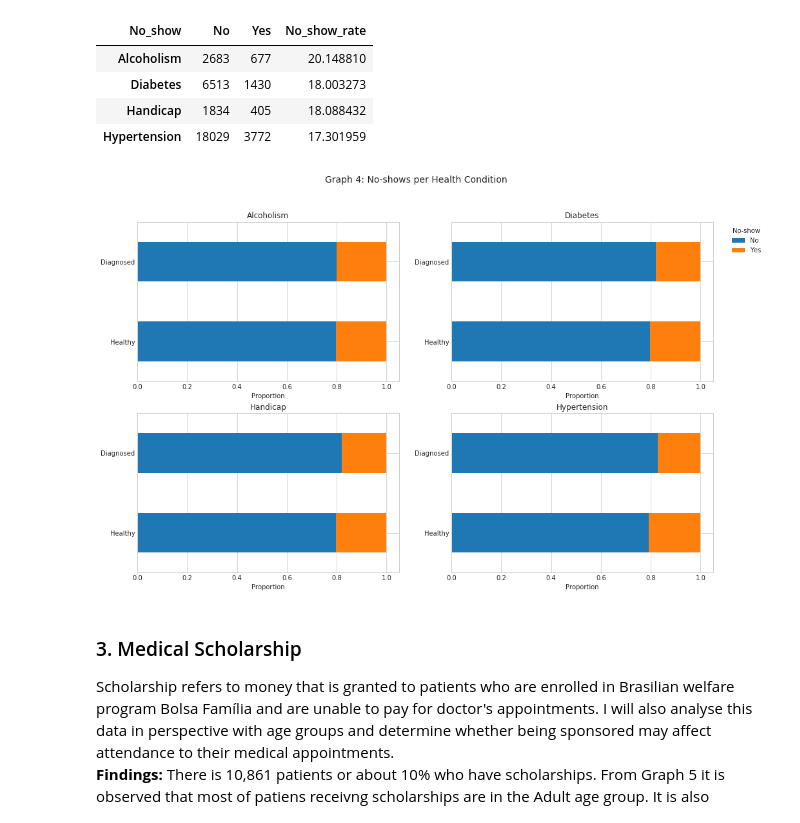
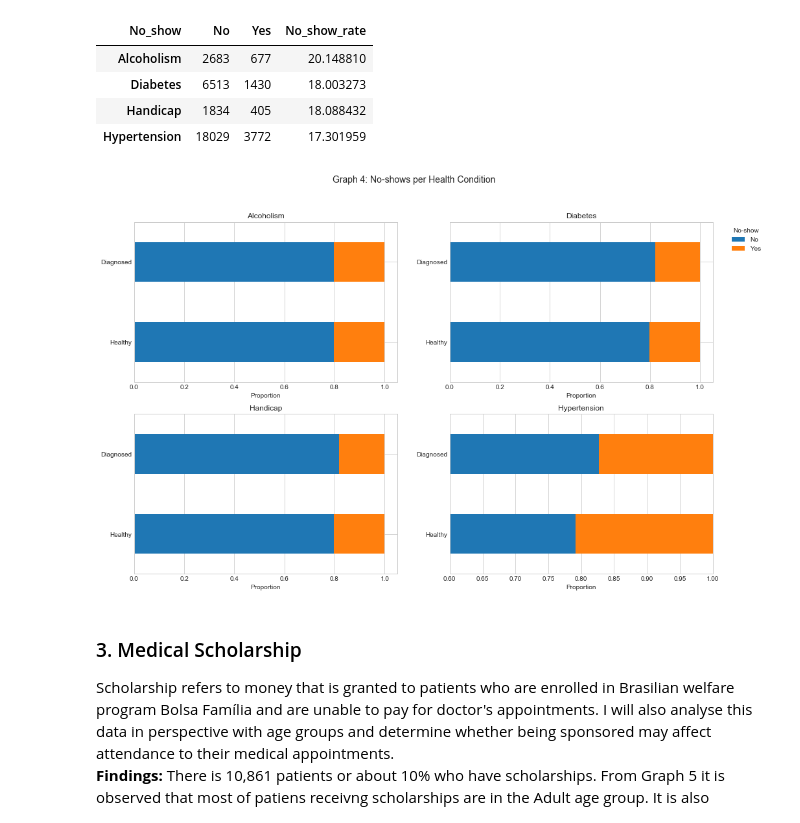
Before and after one commit to alinabolat/Medical_No-show_data_analysis, a Jupyter notebook: Investigate_a_Dataset.ipynb, the cells around one changed output. Drawn from its saved outputs; the diff is of its cells as text; code cells hidden in the pictures.

```diff
--- a/Investigate_a_Dataset.ipynb
+++ b/Investigate_a_Dataset.ipynb
@@ -287,22 +295,23 @@ conditions.head()
 # %%
 # Note original code for crosstab and subplots: http://photo.etangkk.com/Python/blog-03.asp
 # crosstab function has a very convenient parameter 'normalise',
 # which calculates proportions
 g_4_1 = pd.crosstab(df.Alcoholism, df.No_show, normalize = 'index')
 g_4_2 = pd.crosstab(df.Diabetes, df.No_show, normalize = 'index')
 g_4_3= pd.crosstab(df.Handicap, df.No_show, normalize = 'index')
 g_4_4 = pd.crosstab(df.Hypertension, df.No_show, normalize = 'index')
 
 fig, axes = plt.subplots(nrows=2, ncols=2, figsize=(16,10))
 ax = g_4_1.plot(ax=axes[0,0], kind='barh', stacked=True, title = 'Alcoholism', legend = False)
 ax = g_4_2.plot(ax=axes[0,1], kind='barh', stacked=True, title = 'Diabetes', legend = False)
 ax = g_4_3.plot(ax=axes[1,0], kind='barh', stacked=True, title = 'Handicap', legend = False)
 ax = g_4_4.plot(ax=axes[1,1], kind='barh', stacked=True, title = 'Hypertension', legend = False)
+plt.xlim(0.6, 1)
 plt.setp(axes,yticklabels=['Healthy', 'Diagnosed'], xlabel = 'Proportion', ylabel='')
 plt.legend(bbox_to_anchor=(1.05, 2.2), loc=2, title = 'No-show')
 plt.suptitle('Graph 4: No-shows per Health Condition', fontsize=14);
 # %% [output]
-[figure, old version]
+[figure, new version]
 # %% [markdown]
 ### 3. Medical Scholarship
 Scholarship refers to money that is granted to patients who are enrolled in Brasilian welfare program Bolsa Família and are unable to pay for doctor's appointments.
```
Also changed, not shown: parts of 12 cells of this notebook.
